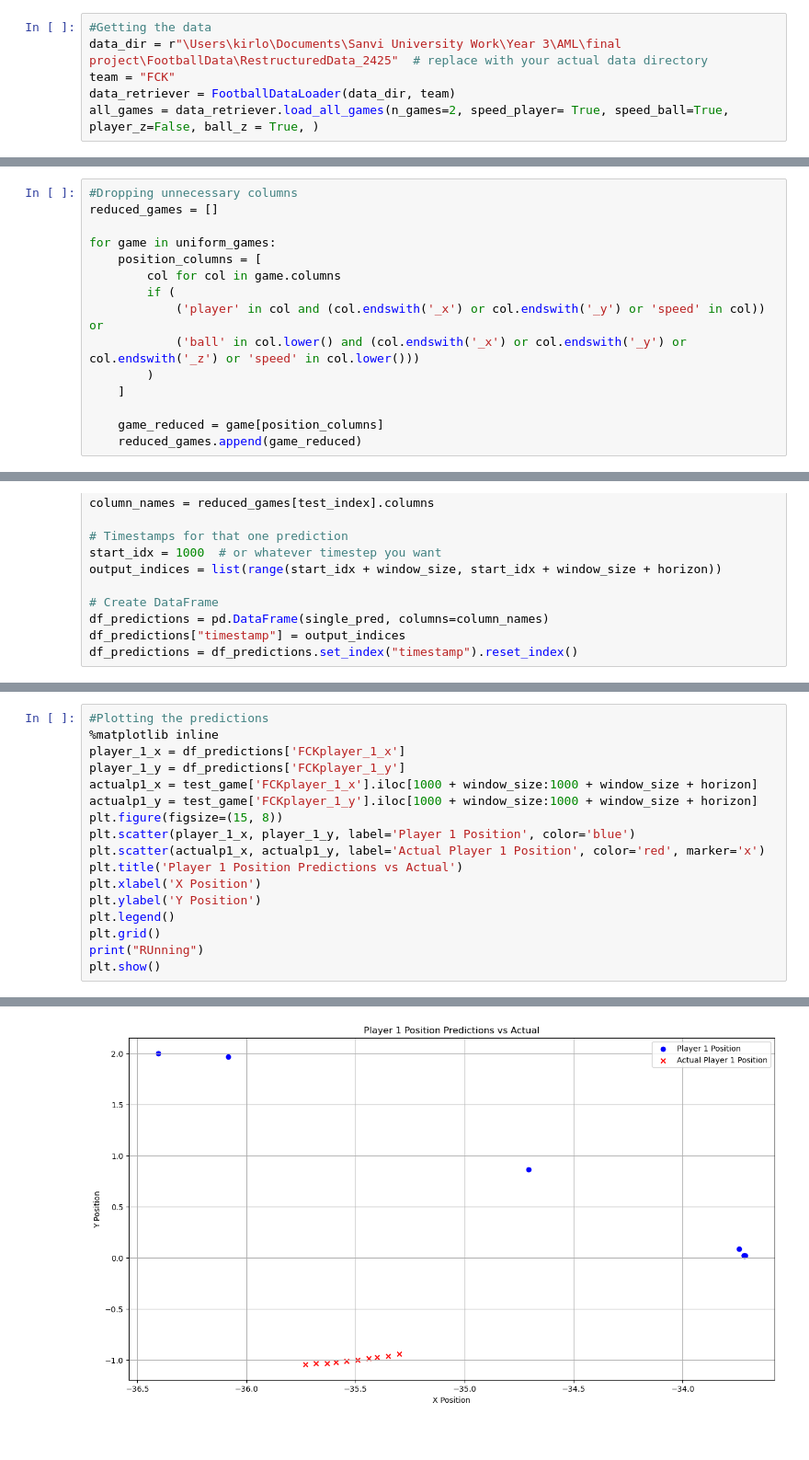
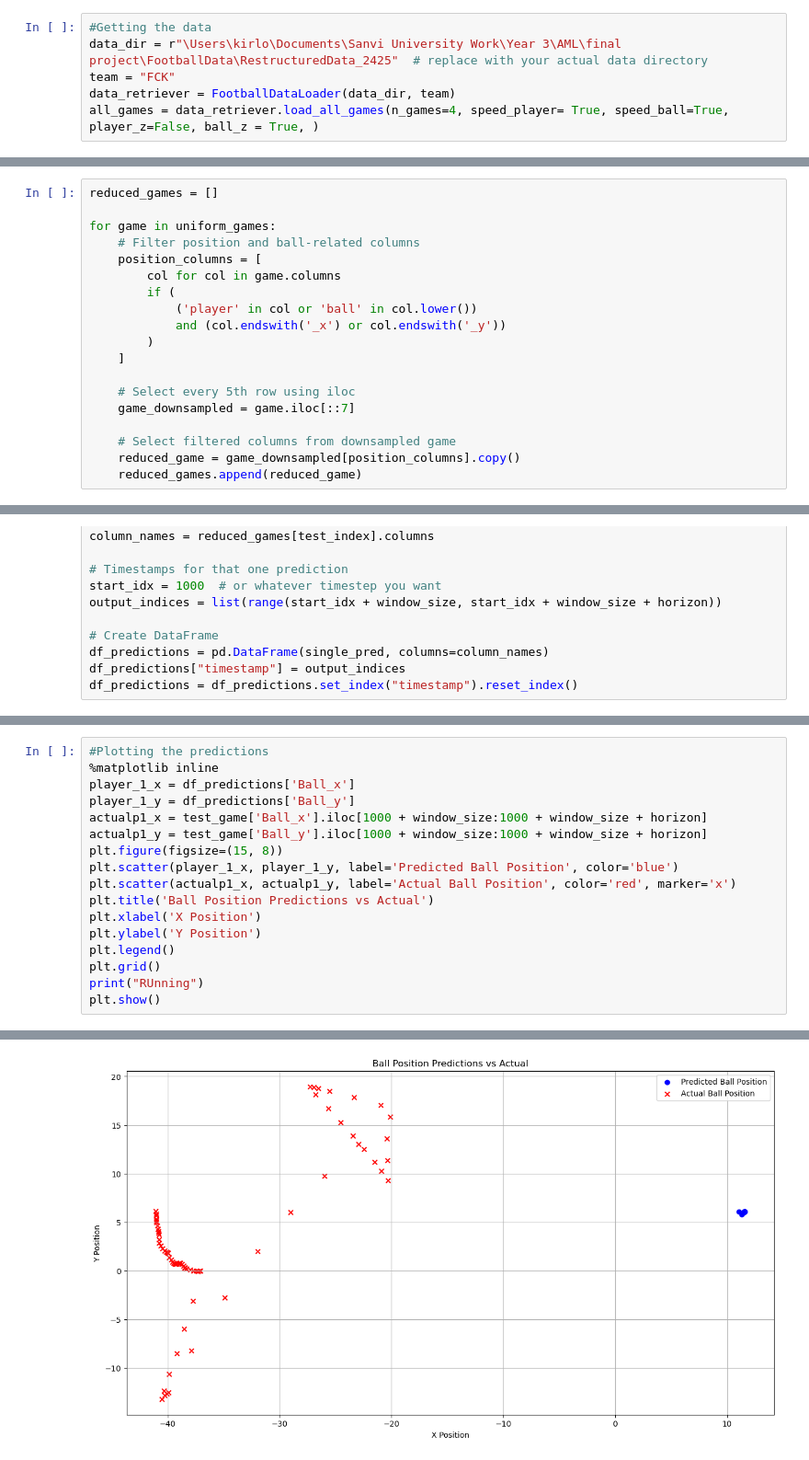
Before and after one commit to adiguzeldeniz/ekip_makine, a Jupyter notebook: autoencoder copy.ipynb, the cells around one changed output, grey strips where cells are left out. Shown at 92% size. Saved outputs shown, nothing was run; the diff lists cells and outputs as text; blank space fills up the shorter version.

Commit message:
refined a few plots

```diff
--- a/autoencoder copy.ipynb
+++ b/autoencoder copy.ipynb
@@ -16,7 +16,7 @@ import matplotlib.pyplot as plt
 data_dir = r"\Users\kirlo\Documents\Sanvi University Work\Year 3\AML\final project\FootballData\RestructuredData_2425"  # replace with your actual data directory
 team = "FCK"
 data_retriever = FootballDataLoader(data_dir, team)
-all_games = data_retriever.load_all_games(n_games=2, speed_player= True, speed_ball=True, player_z=False, ball_z = True, )
+all_games = data_retriever.load_all_games(n_games=4, speed_player= True, speed_ball=True, player_z=False, ball_z = True, )
 # %% [output]
 Reading game 1: Game_FCK_RFC_Score_1_1_Day_2024-08-04Z.pkl
 Loading Game_FCK_RFC_Score_1_1_Day_2024-08-04Z.pkl
@@ -69,20 +107,24 @@ for game in all_games:
     padded_columns = padded_columns.astype(np.float32)
     uniform_games.append(padded_columns)
 # %%
-#Dropping unnecessary columns
 reduced_games = []
 
 for game in uniform_games:
+    # Filter position and ball-related columns
     position_columns = [
         col for col in game.columns
         if (
-            ('player' in col and (col.endswith('_x') or col.endswith('_y') or 'speed' in col)) or
-            ('ball' in col.lower() and (col.endswith('_x') or col.endswith('_y') or col.endswith('_z') or 'speed' in col.lower()))
+            ('player' in col or 'ball' in col.lower())
+            and (col.endswith('_x') or col.endswith('_y'))
         )
     ]
 
-    game_reduced = game[position_columns]
-    reduced_games.append(game_reduced)
+    # Select every 5th row using iloc
+    game_downsampled = game.iloc[::7]
+
+    # Select filtered columns from downsampled game
+    reduced_game = game_downsampled[position_columns].copy()
+    reduced_games.append(reduced_game)
 # %%
 #Standardising data
 from sklearn.preprocessing import StandardScaler
@@ -239,20 +288,20 @@ df_predictions
 # %%
 #Plotting the predictions
 %matplotlib inline
-player_1_x = df_predictions['FCKplayer_1_x']
-player_1_y = df_predictions['FCKplayer_1_y']
-actualp1_x = test_game['FCKplayer_1_x'].iloc[1000 + window_size:1000 + window_size + horizon]
-actualp1_y = test_game['FCKplayer_1_y'].iloc[1000 + window_size:1000 + window_size + horizon]
+player_1_x = df_predictions['Ball_x']
+player_1_y = df_predictions['Ball_y']
+actualp1_x = test_game['Ball_x'].iloc[1000 + window_size:1000 + window_size + horizon]
+actualp1_y = test_game['Ball_y'].iloc[1000 + window_size:1000 + window_size + horizon]
 plt.figure(figsize=(15, 8))
-plt.scatter(player_1_x, player_1_y, label='Player 1 Position', color='blue')
-plt.scatter(actualp1_x, actualp1_y, label='Actual Player 1 Position', color='red', marker='x')
-plt.title('Player 1 Position Predictions vs Actual')
+plt.scatter(player_1_x, player_1_y, label='Predicted Ball Position', color='blue')
+plt.scatter(actualp1_x, actualp1_y, label='Actual Ball Position', color='red', marker='x')
+plt.title('Ball Position Predictions vs Actual')
 plt.xlabel('X Position')
 plt.ylabel('Y Position')
 plt.legend()
 plt.grid()
 print("RUnning")
 plt.show()
 # %% [output]
 RUnning
-[figure, old version]
+[figure, new version]
```
Also changed, not shown: parts of 5 cells of this notebook, 7 other files.
